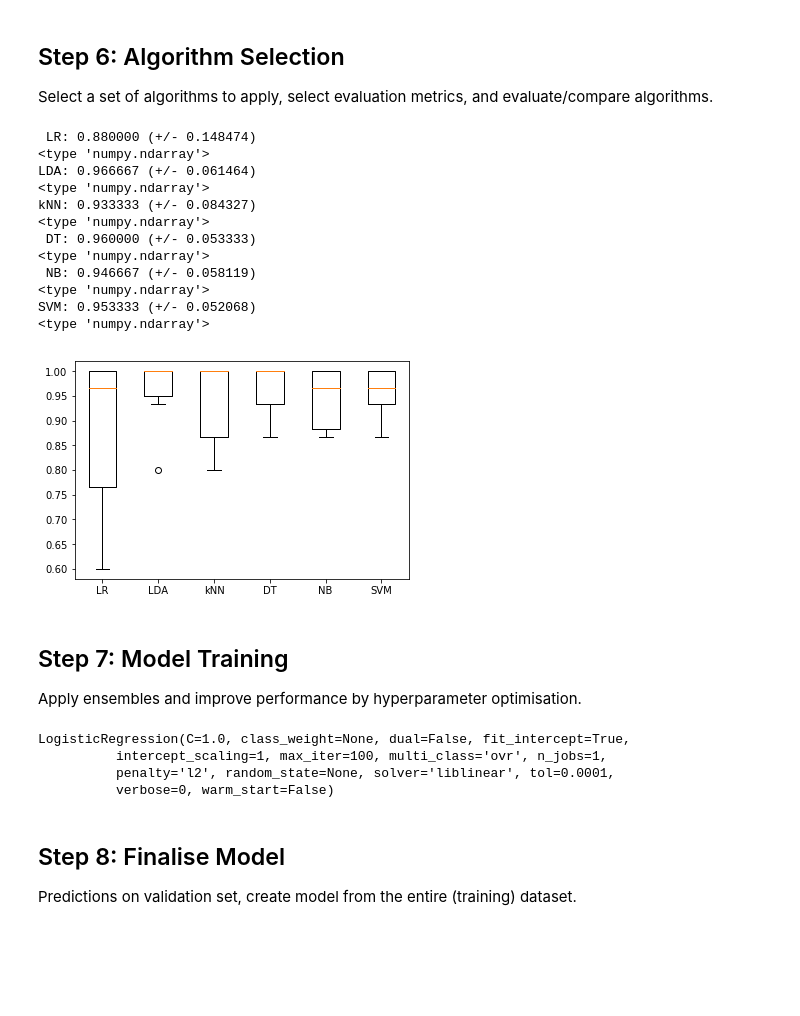
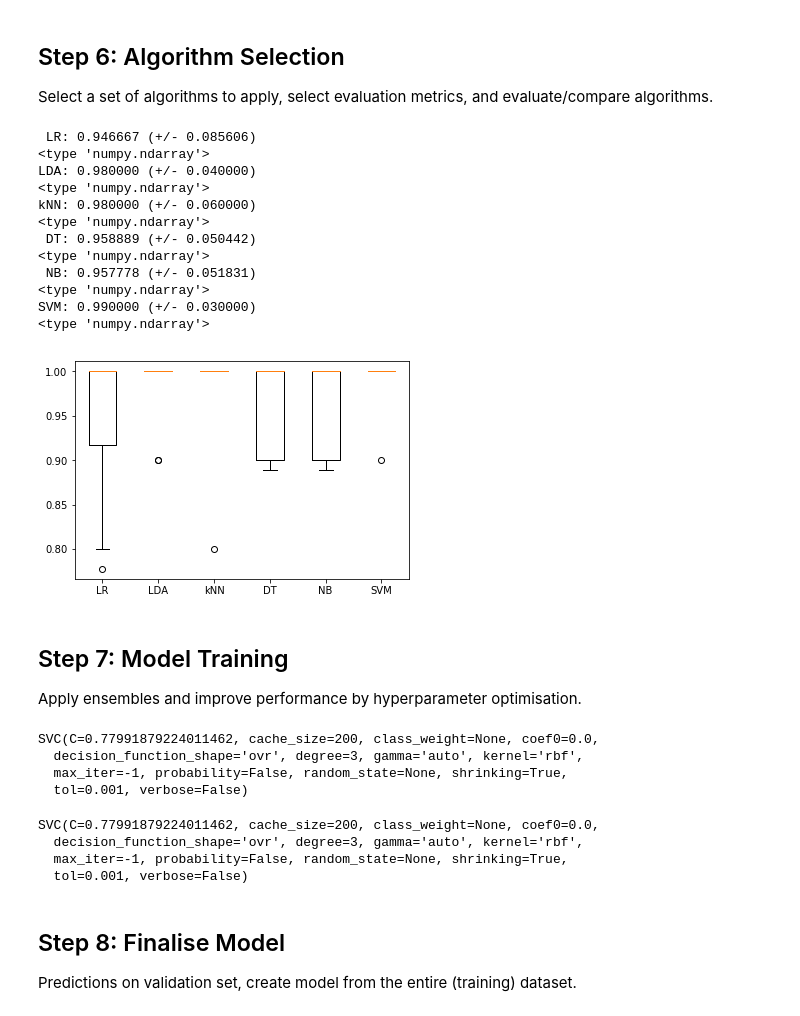
Before and after one commit to angelikim/DataProgrammingEx1, a Jupyter notebook: ProjectTemplateClassification.ipynb, the cells around one changed output. Saved outputs shown, nothing was run; the diff lists cells and outputs as text; code cells hidden in the pictures; blank space fills up the shorter version.

```diff
--- a/ProjectTemplateClassification.ipynb
+++ b/ProjectTemplateClassification.ipynb
@@ -165,9 +165,6 @@ Creating Validation Dataset
 # %%
 from sklearn import model_selection
 X_train, X_test, y_train, y_test = model_selection.train_test_split(X, Y, test_size=0.20, random_state=7)
-
-
-X_train, X_val, y_train, y_val = model_selection.train_test_split(X_train, y_train, test_size=0.2, random_state=7)
 # %% [markdown]
 ## Step 6: Algorithm Selection
 Select a set of algorithms to apply, select evaluation metrics, and evaluate/compare algorithms.
@@ -187,57 +184,71 @@ scoring = 'accuracy'
 kfold = KFold(n_splits=10, random_state=7)
 
 
 # Create a list, with one item per algorithm. Each item has a name, and a classifier object.
 models = []
 models.append(('LR',  LogisticRegression()))
 models.append(('LDA', LinearDiscriminantAnalysis()))
 models.append(('kNN', KNeighborsClassifier()))
 models.append(('DT',  DecisionTreeClassifier()))
 models.append(('NB',  GaussianNB()))
 models.append(('SVM', SVC()))
 
 results = []
 names   = []
+
+
 for name, model in models:
-    cv_results = cross_val_score(model, X, Y, cv=kfold, scoring=scoring)
+    cv_results = cross_val_score(model, X_train, y_train, cv=kfold, scoring=scoring)
     results.append(cv_results)
     names.append(name)
     print("%03s: %f (+/- %f)" % (name, cv_results.mean(), cv_results.std()))
     print type(cv_results)
 
-
 plt.boxplot(results)
 plt.xticks(list(range(1,len(names)+1)), names)
 plt.show()
 # %% [output]
- LR: 0.880000 (+/- 0.148474)
+ LR: 0.946667 (+/- 0.085606)
 <type 'numpy.ndarray'>
-LDA: 0.966667 (+/- 0.061464)
+LDA: 0.980000 (+/- 0.040000)
 <type 'numpy.ndarray'>
-kNN: 0.933333 (+/- 0.084327)
+kNN: 0.980000 (+/- 0.060000)
 <type 'numpy.ndarray'>
- DT: 0.960000 (+/- 0.053333)
+ DT: 0.958889 (+/- 0.050442)
 <type 'numpy.ndarray'>
- NB: 0.946667 (+/- 0.058119)
+ NB: 0.957778 (+/- 0.051831)
 <type 'numpy.ndarray'>
-SVM: 0.953333 (+/- 0.052068)
+SVM: 0.990000 (+/- 0.030000)
 <type 'numpy.ndarray'>
-[figure, old version]
+[figure, new version]
 # %% [markdown]
 ## Step 7: Model Training
 Apply ensembles and improve performance by hyperparameter optimisation.
-# %%
-#No hyperparameters to be tuned for LDA
-
-
-model=LinearDiscriminantAnalysis()
-model.fit(X_train, y_train)
-print model
-# %% [output]
-LogisticRegression(C=1.0, class_weight=None, dual=False, fit_intercept=True,
-          intercept_scaling=1, max_iter=100, multi_class='ovr', n_jobs=1,
-          penalty='l2', random_state=None, solver='liblinear', tol=0.0001,
-          verbose=0, warm_start=False)
+# %%
+#tuning hyperParameters
+from sklearn.model_selection import RandomizedSearchCV
+from scipy.stats import uniform
+
+#can tune more parameters--TO DO
+
+param_grid = {'C': uniform()}
+model = SVC()
+rsearch = RandomizedSearchCV(estimator=model, param_distributions=param_grid, n_iter=100, random_state=7)
+rsearch.fit(X, Y)
+
+print rsearch.best_estimator_
+
+model=SVC(C=bestHyperParameter)
+model.fit(X_train, y_train)
+# %% [output]
+SVC(C=0.77991879224011462, cache_size=200, class_weight=None, coef0=0.0,
+  decision_function_shape='ovr', degree=3, gamma='auto', kernel='rbf',
+  max_iter=-1, probability=False, random_state=None, shrinking=True,
+  tol=0.001, verbose=False)
+SVC(C=0.77991879224011462, cache_size=200, class_weight=None, coef0=0.0,
+  decision_function_shape='ovr', degree=3, gamma='auto', kernel='rbf',
+  max_iter=-1, probability=False, random_state=None, shrinking=True,
+  tol=0.001, verbose=False)
 # %% [markdown]
 ## Step 8: Finalise Model
 Predictions on validation set, create model from the entire (training) dataset.
```
Also changed, not shown: parts of 1 cell of this notebook.
